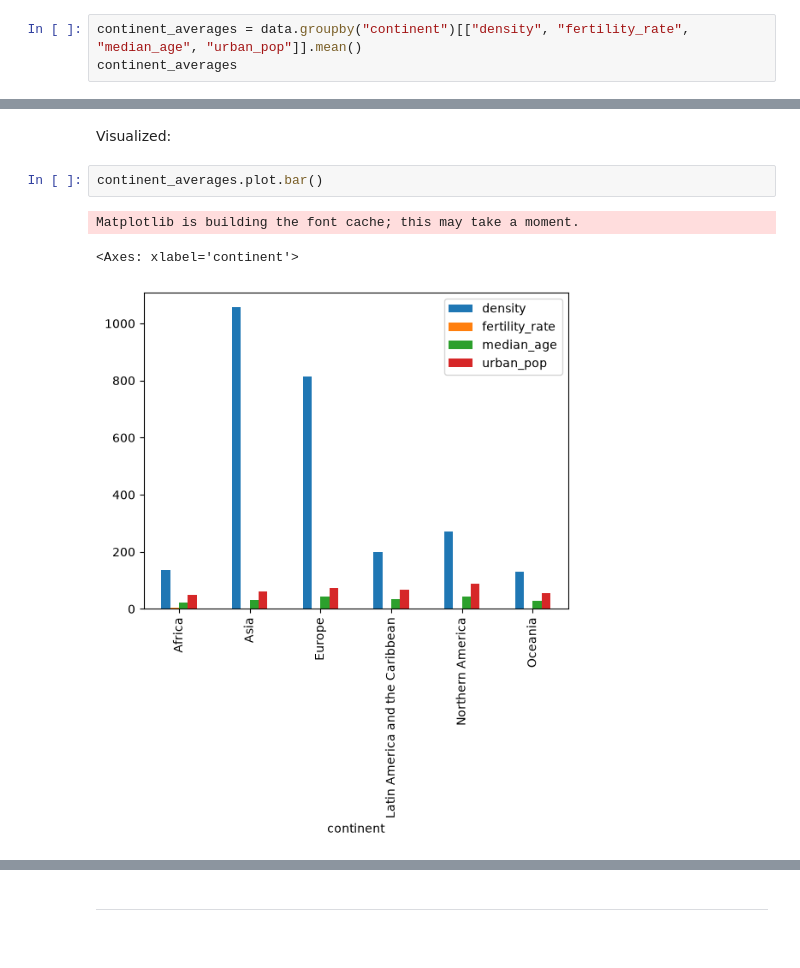
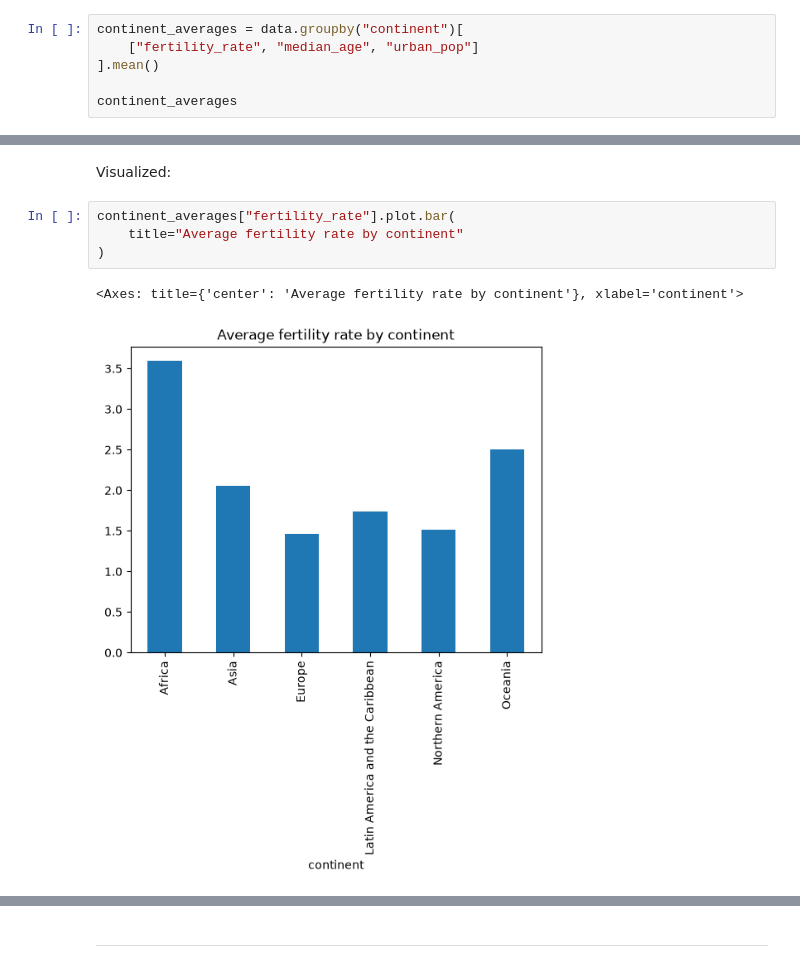
Before and after one commit to KristijanJakimov/population_analysis_project, a Jupyter notebook: analysis.ipynb, the cells around one changed output, grey strips where cells are left out. Saved outputs shown, nothing was run; the diff lists cells and outputs as text.

Commit message:
part 1: logical mistakes fixed, density correction + takeaway

```diff
--- a/analysis.ipynb
+++ b/analysis.ipynb
@@ -112,4 +112,7 @@ Averages across continents:
 # %%
-continent_averages = data.groupby("continent")[["density", "fertility_rate", "median_age", "urban_pop"]].mean()
+continent_averages = data.groupby("continent")[
+    ["fertility_rate", "median_age", "urban_pop"]
+].mean()
+
 continent_averages
 # %% [output]
@@ -148,8 +147,9 @@ Northern America    271.0           1.512        41.8     86.875
 # %% [markdown]
 Visualized:
 # %%
-continent_averages.plot.bar()
+continent_averages["fertility_rate"].plot.bar(
+    title="Average fertility rate by continent"
+)
 # %% [output]
-Matplotlib is building the font cache; this may take a moment.
+<Axes: title={'center': 'Average fertility rate by continent'}, xlabel='continent'>
-<Axes: xlabel='continent'>
-[figure, old version]
+[figure, new version]
```
Also changed, not shown: parts of 7 cells of this notebook.
